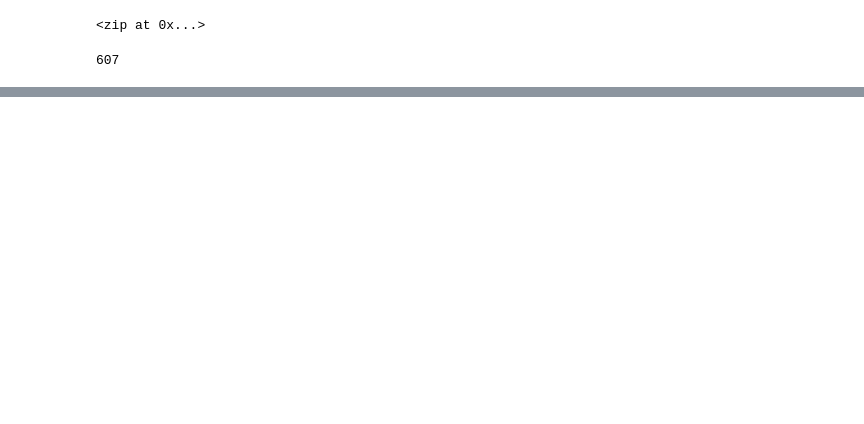
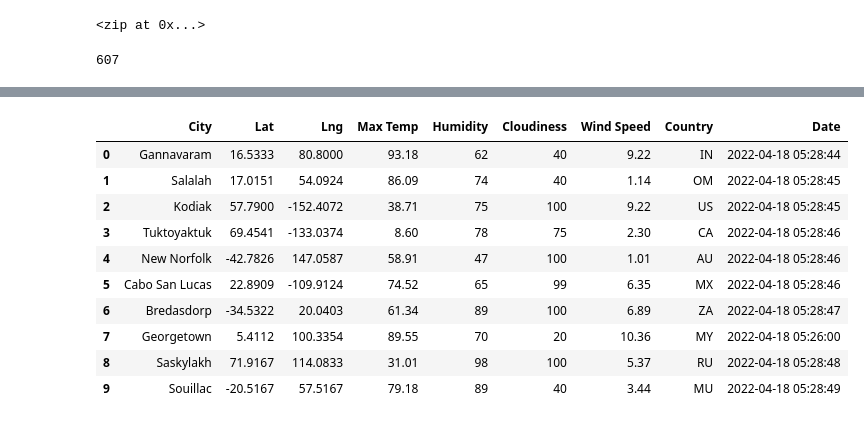
Before and after one commit to taktak2022/World_Weather_Analysis, a Jupyter notebook: WeatherPy.ipynb, the cells around one changed output, grey strips where cells are left out. Cells and saved outputs as stored; diff of their text form; code cells hidden in the pictures; blank space fills up the shorter version.

Commit message:
second commit.  adding weather_data with csv file and updating WeatherPy and API_practice.

```diff
--- a/WeatherPy.ipynb
+++ b/WeatherPy.ipynb
@@ -32,0 +41,3 @@ len(cities)
+# %%
+# module 6.2.6 Starting URL for Weather Map API Call.
+url = "http://api.openweathermap.org/data/2.5/weather?units=Imperial&APPID=" + weather_api_key
@@ -32,0 +129,16 @@ len(cities)
+# %%
+# module 6.2.4 Convert the array of dictionaries to a Pandas DataFrame.
+city_data_df = pd.DataFrame(city_data)
+city_data_df.head(10)
+# %% [output]
+|  | City | Lat | Lng | Max Temp | Humidity | Cloudiness | Wind Speed | Country | Date |
+| 0 | Gannavaram | 16.5333 | 80.8000 | 93.18 | 62 | 40 | 9.22 | IN | 2022-04-18 05:28:44 |
+| 1 | Salalah | 17.0151 | 54.0924 | 86.09 | 74 | 40 | 1.14 | OM | 2022-04-18 05:28:45 |
+| 2 | Kodiak | 57.7900 | -152.4072 | 38.71 | 75 | 100 | 9.22 | US | 2022-04-18 05:28:45 |
+| 3 | Tuktoyaktuk | 69.4541 | -133.0374 | 8.60 | 78 | 75 | 2.30 | CA | 2022-04-18 05:28:46 |
+| 4 | New Norfolk | -42.7826 | 147.0587 | 58.91 | 47 | 100 | 1.01 | AU | 2022-04-18 05:28:46 |
+| 5 | Cabo San Lucas | 22.8909 | -109.9124 | 74.52 | 65 | 99 | 6.35 | MX | 2022-04-18 05:28:46 |
+| 6 | Bredasdorp | -34.5322 | 20.0403 | 61.34 | 89 | 100 | 6.89 | ZA | 2022-04-18 05:28:47 |
+| 7 | Georgetown | 5.4112 | 100.3354 | 89.55 | 70 | 20 | 10.36 | MY | 2022-04-18 05:26:00 |
+| 8 | Saskylakh | 71.9167 | 114.0833 | 31.01 | 98 | 100 | 5.37 | RU | 2022-04-18 05:28:48 |
+| 9 | Souillac | -20.5167 | 57.5167 | 79.18 | 89 | 40 | 3.44 | MU | 2022-04-18 05:28:49 |
```
Also changed, not shown: parts of 6 cells of this notebook, 3 other files.
